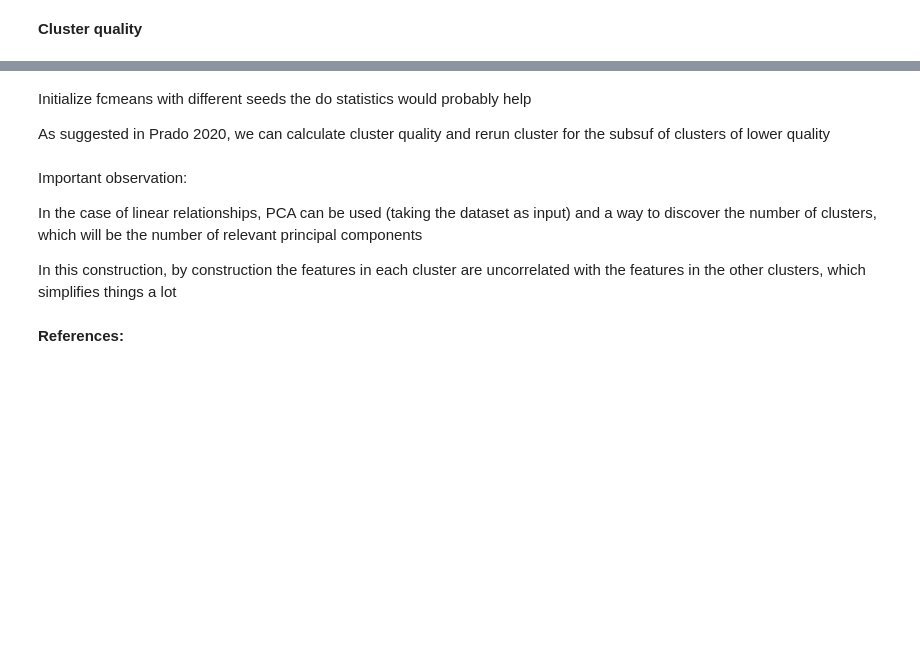
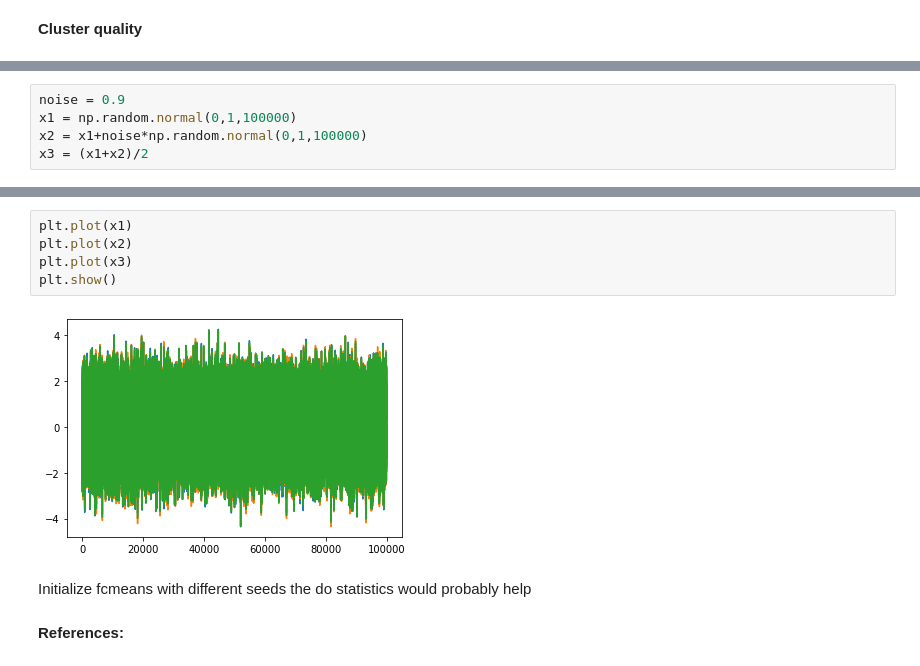
Before and after one commit to joaodmrodrigues/elements-financial-machine-learning, a Jupyter notebook: __writing/__writing-optimal_probabilistic_clustering_part2.ipynb, the cells around one changed output, grey strips where cells are left out. Drawn from its saved outputs; the diff is of its cells as text; blank space fills up the shorter version.

```diff
--- a/__writing/__writing-optimal_probabilistic_clustering_part2.ipynb
+++ b/__writing/__writing-optimal_probabilistic_clustering_part2.ipynb
@@ -136,0 +280,5 @@ print(representative_cluster)
+# %%
+noise = 0.9
+x1 = np.random.normal(0,1,100000)
+x2 = x1+noise*np.random.normal(0,1,100000)
+x3 = (x1+x2)/2
@@ -137,13 +293,12 @@ print(representative_cluster)
+# %%
+plt.plot(x1)
+plt.plot(x2)
+plt.plot(x3)
+plt.show()
+# %% [output]
+[figure, added]
 # %% [markdown]
 Initialize fcmeans with different seeds the do statistics would probably help
-
-As suggested in Prado 2020, we can calculate cluster quality and rerun cluster for the subsuf of clusters of lower quality
-# %% [markdown]
-Important observation:
-
-In the case of linear relationships, PCA can be used (taking the dataset as input) and a way to discover the number of clusters, which will be the number of relevant principal components
-
-In this construction, by construction the features in each cluster are uncorrelated with the features in the other clusters, which simplifies things a lot
 # %% [markdown]
 **References:**
 # %% [markdown]
```
Also changed, not shown: parts of 31 cells of this notebook, 4 other files.
